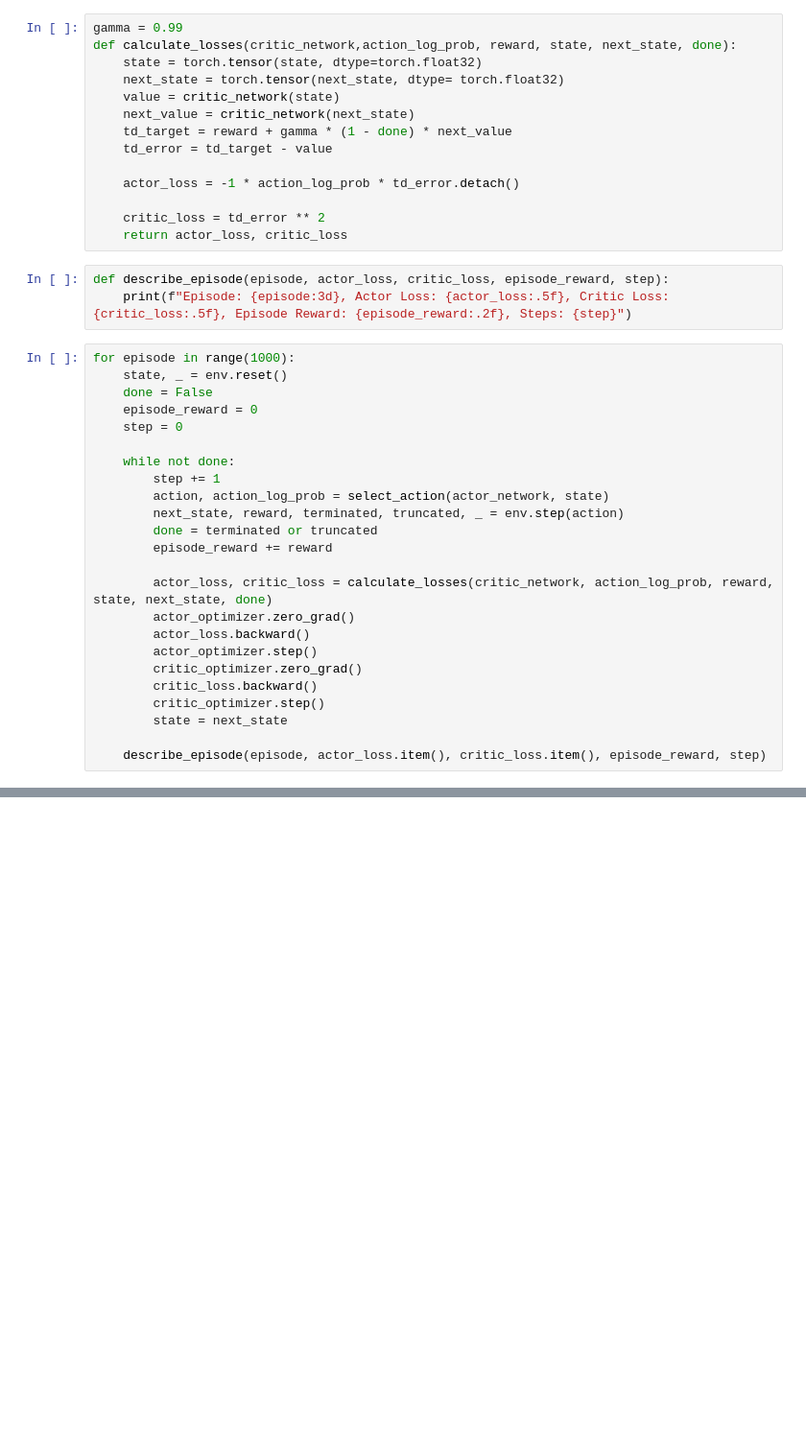
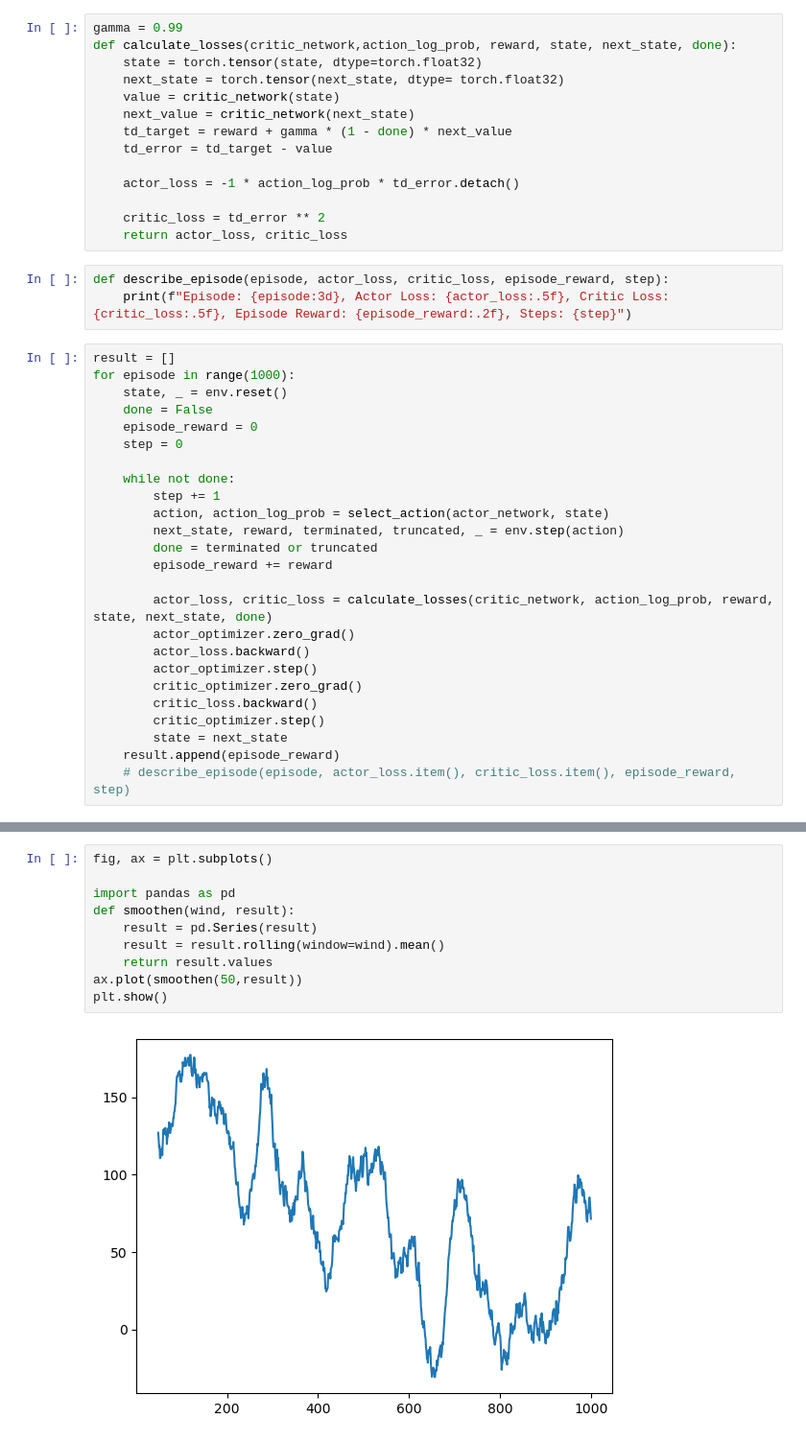
Before and after one commit to lamtd1/note, a Jupyter notebook: Deep Reinforcement Learning Algo/A2C.ipynb, the cells around one changed output, grey strips where cells are left out. Shown: that part at 96% size. Saved outputs shown, nothing was run; the diff lists cells and outputs as text; blank space fills up the shorter version.

```diff
--- a/Deep Reinforcement Learning Algo/A2C.ipynb
+++ b/Deep Reinforcement Learning Algo/A2C.ipynb
@@ -82,6 +83,7 @@ def calculate_losses(critic_network,action_log_prob, reward, state, next_state,
 def describe_episode(episode, actor_loss, critic_loss, episode_reward, step):
     print(f"Episode: {episode:3d}, Actor Loss: {actor_loss:.5f}, Critic Loss: {critic_loss:.5f}, Episode Reward: {episode_reward:.2f}, Steps: {step}")
 # %%
+result = []
 for episode in range(1000):
     state, _ = env.reset()
     done = False
@@ -103,5 +105,5 @@ for episode in range(1000):
         critic_loss.backward()
         critic_optimizer.step()
         state = next_state
-
-    describe_episode(episode, actor_loss.item(), critic_loss.item(), episode_reward, step)
+    result.append(episode_reward)
+    # describe_episode(episode, actor_loss.item(), critic_loss.item(), episode_reward, step)
@@ -125,0 +110,12 @@ Episode: 999, Actor Loss: -0.0493, Critic Loss: 4371.3887, Episode Reward: 22.16
+# %%
+fig, ax = plt.subplots()
+
+import pandas as pd
+def smoothen(wind, result):
+    result = pd.Series(result)
+    result = result.rolling(window=wind).mean()
+    return result.values
+ax.plot(smoothen(50,result))
+plt.show()
+# %% [output]
+[figure, added]
```
Also changed, not shown: parts of 2 cells of this notebook.
